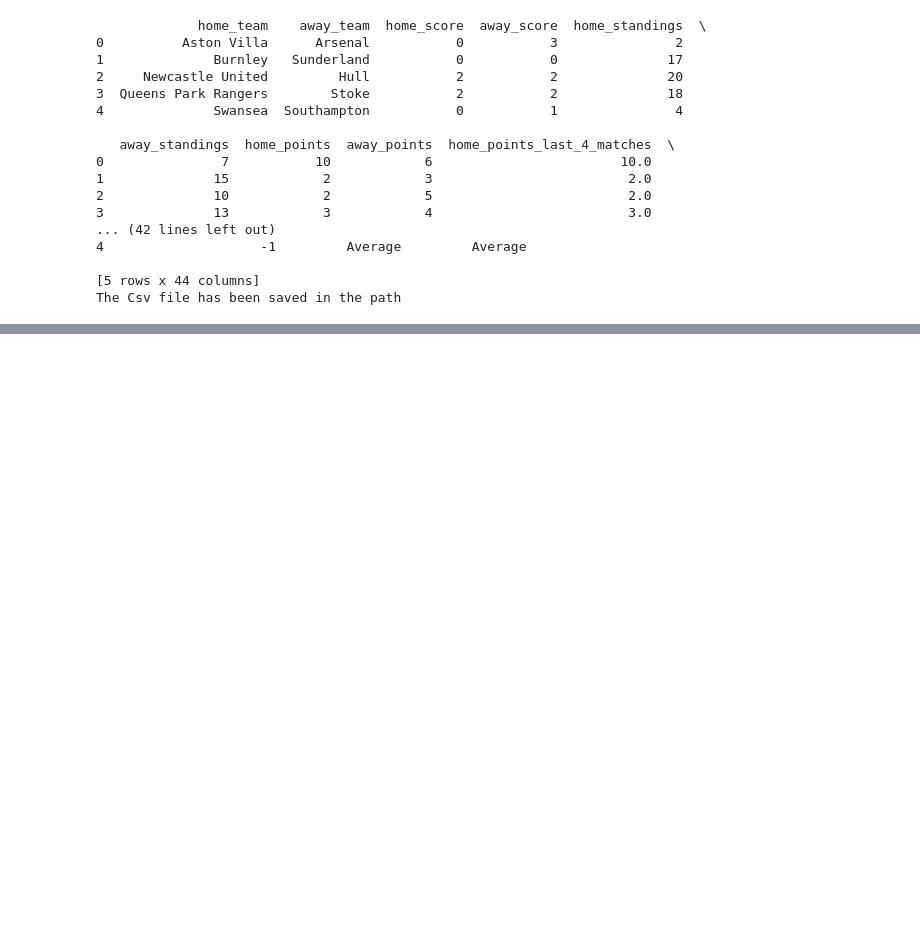
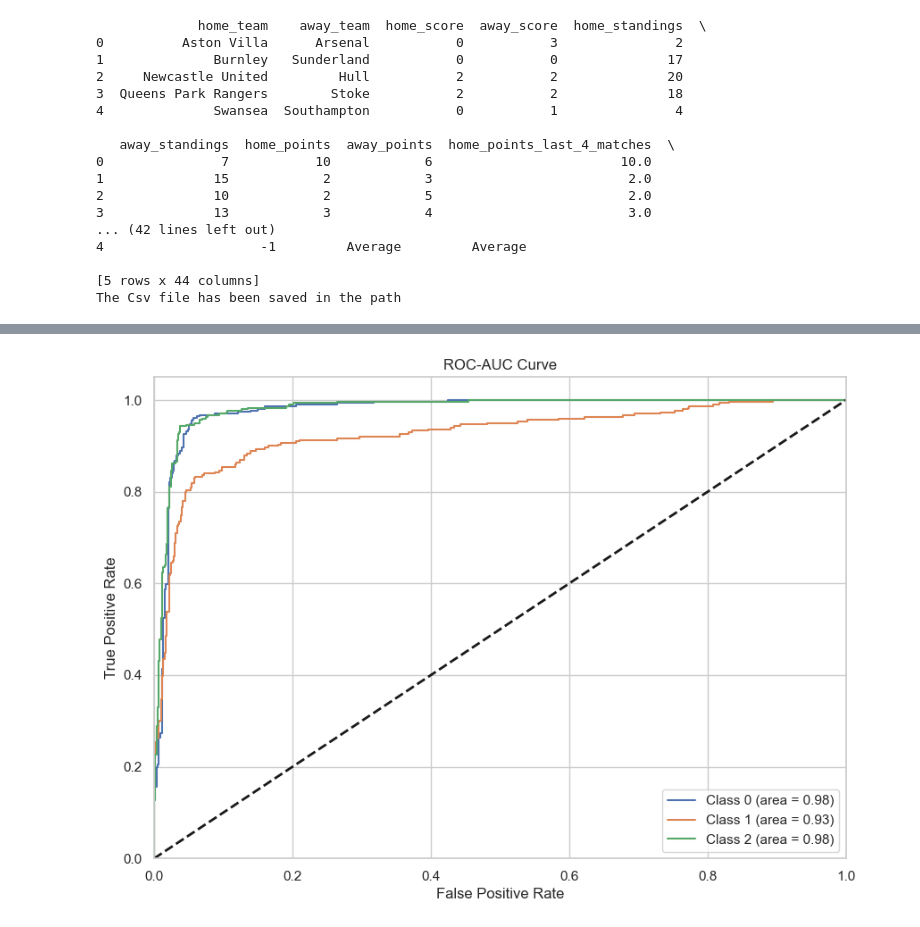
Before and after one commit to Mahtolaa/My-Project-Repository, a Jupyter notebook: My Project Notebook 2.ipynb, the cells around one changed output, grey strips where cells are left out. Drawn from its saved outputs; the diff is of its cells as text; code cells hidden in the pictures; blank space fills up the shorter version.

```diff
--- a/My Project Notebook 2.ipynb
+++ b/My Project Notebook 2.ipynb
@@ -443,0 +763,86 @@ Selected Features: ['home_defense_rating', 'away_defense_rating', 'home_midfield
+# %%
+# MULTILAYER PERCEPTRON (MLP)
+
+# Initialise the MLP model using sequential which creates a linear stack of layers
+MLP_model = Sequential()
+
+# Adding input layers (Dense layers with 64, 32 and 16 neurons)
+# Using activation "relu" which introduces non linearity
+MLP_model.add(Dense(64, input_dim=X_train.shape[1], activation='relu'))
+MLP_model.add(Dense(32, activation='relu'))
+MLP_model.add(Dense(16, activation='relu'))
+
+# Output layer with there are 3 classes (Number of outputs)
+MLP_model.add(Dense(3, activation='softmax'))
+
+# Compile the MLP model using the 'Adam' optimiser
+MLP_model.compile(optimizer='adam', loss='sparse_categorical_crossentropy', metrics=['accuracy'])
+
+# Train the MLP model
+MLP_model.fit(X_train, y_train, epochs=20, batch_size=32, validation_split=0.2)
+
+# Predict using the MLP model
+y_pred = MLP_model.predict(X_test)
+y_pred_classes = y_pred.argmax(axis=1)  # Convert probabilities to class labels
+
+# Evaluate the model's performance
+accuracy = accuracy_score(y_test, y_pred_classes)
+precision = precision_score(y_test,  y_pred_classes, average='weighted')
+recall = recall_score(y_test,  y_pred_classes, average='weighted')
+f1 = f1_score(y_test,  y_pred_classes, average='weighted')
+conf_matrix = confusion_matrix(y_test,  y_pred_classes)
+
+# Binarise the labels for multi-class ROC-AUC calculation
+y_test_bin = label_binarize(y_test, classes=[0, 1, 2])
+
+# ROC-AUC
+roc_auc = roc_auc_score(y_test_bin, y_pred, average='weighted', multi_class='ovr')
+
+# Print the evaluation metrics
+print("Accuracy:", accuracy)
+print("Precision:", precision)
+print("Recall:", recall)
+print("F1 Score:", f1)
+print("Confusion Matrix:\n", conf_matrix)
+print("ROC-AUC Score:", roc_auc)
+
+# Print the classification report
+print("\nClassification Report:")
+print(classification_report(y_test, y_pred_classes))
+
+# Visualisation of the evaluation metrics
+# Plot ROC-AUC curve for each classs
+plt.figure(figsize=(10, 7))
+for i in range(y_test_bin.shape[1]):
+    fpr, tpr, _ = roc_curve(y_test_bin[:, i], y_pred_prob[:, i])
+    plt.plot(fpr, tpr, label=f'Class {i} (area = {roc_auc_score(y_test_bin[:, i], y_pred_prob[:, i]):.2f})')
+
+plt.plot([0, 1], [0, 1], 'k--', lw=2)
+plt.xlim([0.0, 1.0])
+plt.ylim([0.0, 1.05])
+plt.xlabel('False Positive Rate')
+plt.ylabel('True Positive Rate')
+plt.title('ROC-AUC Curve')
+plt.legend(loc="lower right")
+plt.show()
+
+# Plot the Precision-Recall curve
+plt.figure(figsize=(10, 7))
+for i in range(y_test_bin.shape[1]):
+    precision, recall, _ = precision_recall_curve(y_test_bin[:, i], y_pred_prob[:, i])
+    plt.plot(recall, precision, label=f'Class {i}')
+
+plt.xlabel('Recall')
+plt.ylabel('Precision')
+plt.title('Precision-Recall Curve')
+plt.legend(loc="lower left")
+plt.show()
+
+# Plot the confusion matrix
+plt.figure(figsize=(10, 7))
+sns.heatmap(confusion_matrix(y_test, y_pred_classes), annot=True, fmt='d', cmap='Greens')
+plt.xlabel('Predicted')
+plt.ylabel('Actual')
+plt.title('Confusion Matrix')
+plt.show()
+# %% [output]
@@ -443,0 +866 @@ Selected Features: ['home_defense_rating', 'away_defense_rating', 'home_midfield
+[figure, added]
```
Also changed, not shown: parts of 11 cells of this notebook.
